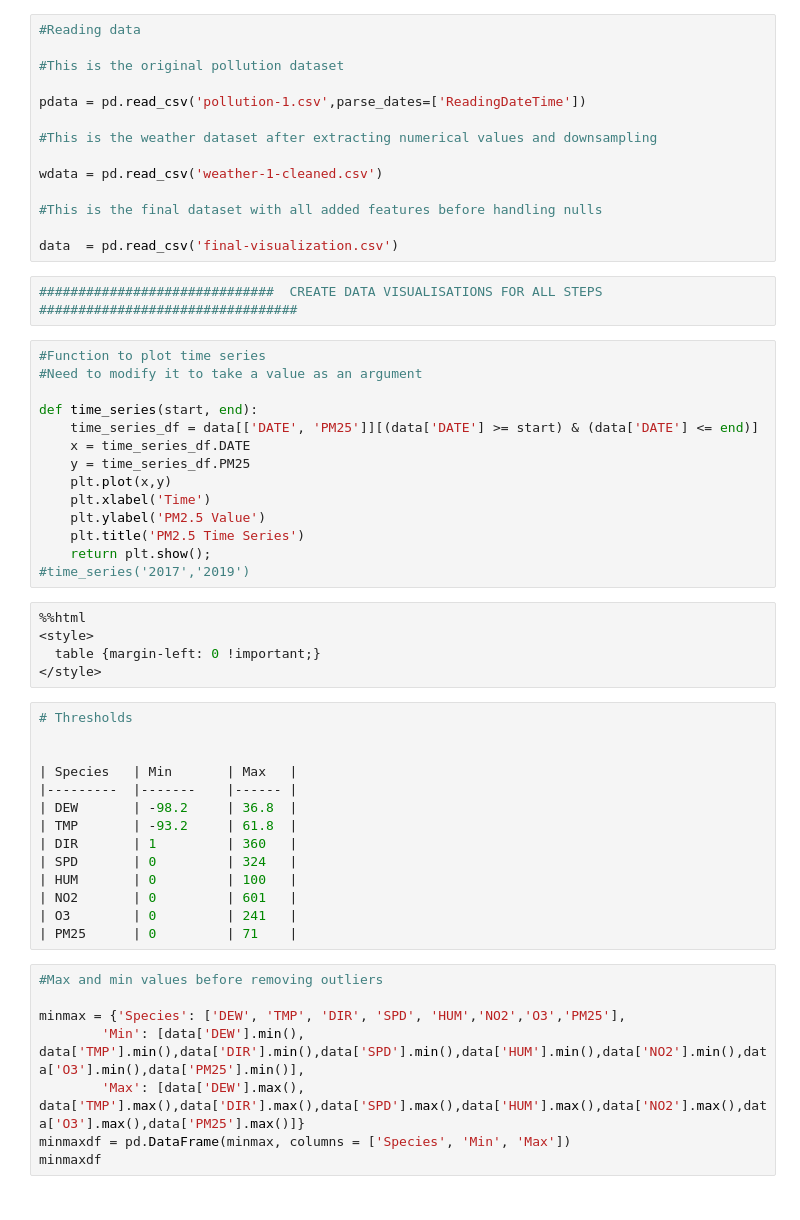
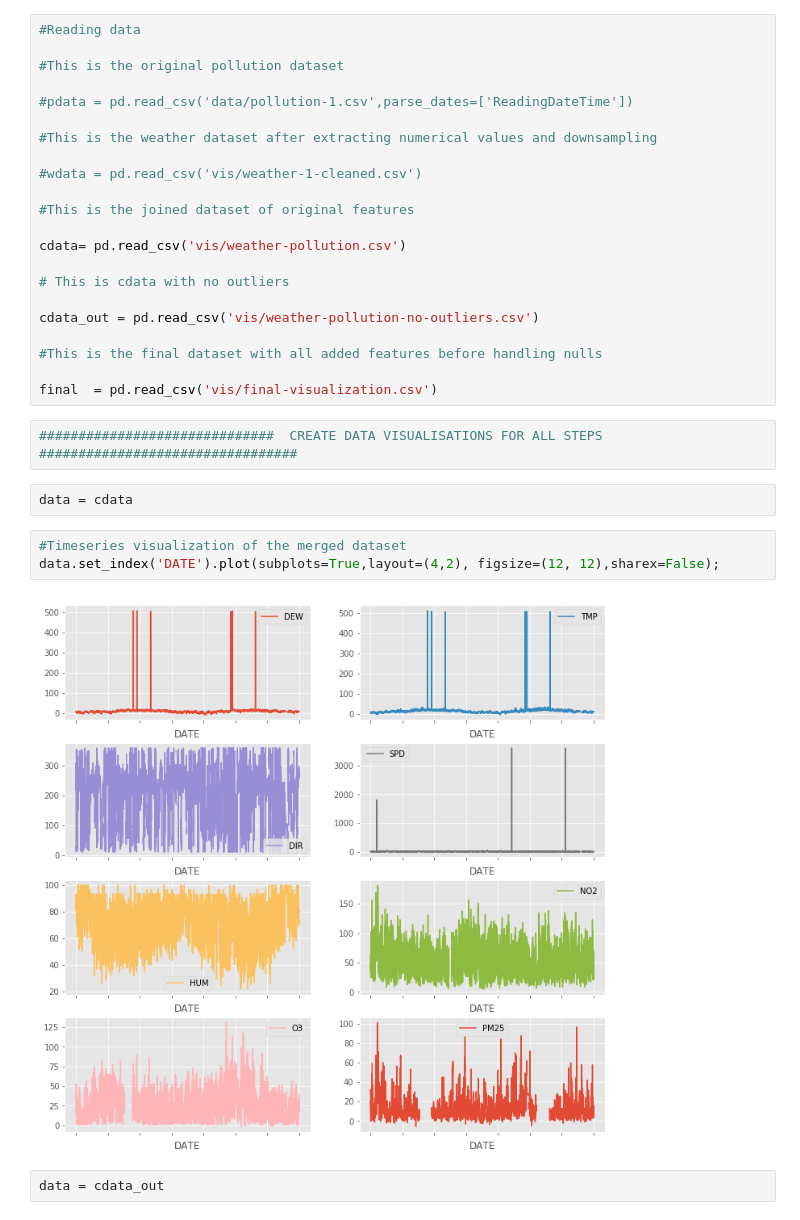
Before and after one commit to jmejco/data-analytics-cw, a Jupyter notebook: data/data-visualization.ipynb, the cells around one changed output. Saved outputs shown, nothing was run; the diff lists cells and outputs as text.

Commit message:
merged visualizations and code cleanup

```diff
--- a/data/data-visualization.ipynb
+++ b/data/data-visualization.ipynb
@@ -12,55 +12,31 @@ plt.rcParams["figure.figsize"] = [16,9]
 
 #This is the original pollution dataset
 
-pdata = pd.read_csv('pollution-1.csv',parse_dates=['ReadingDateTime'])
+#pdata = pd.read_csv('data/pollution-1.csv',parse_dates=['ReadingDateTime'])
 
 #This is the weather dataset after extracting numerical values and downsampling
 
-wdata = pd.read_csv('weather-1-cleaned.csv')
+#wdata = pd.read_csv('vis/weather-1-cleaned.csv')
+
+#This is the joined dataset of original features
+
+cdata= pd.read_csv('vis/weather-pollution.csv')
+
+# This is cdata with no outliers
+
+cdata_out = pd.read_csv('vis/weather-pollution-no-outliers.csv')
 
 #This is the final dataset with all added features before handling nulls
 
-data  = pd.read_csv('final-visualization.csv')
+final  = pd.read_csv('vis/final-visualization.csv')
 # %%
 ##############################  CREATE DATA VISUALISATIONS FOR ALL STEPS #################################
-# %%
-#Function to plot time series
-#Need to modify it to take a value as an argument
-
-def time_series(start, end):
-    time_series_df = data[['DATE', 'PM25']][(data['DATE'] >= start) & (data['DATE'] <= end)]
-    x = time_series_df.DATE
-    y = time_series_df.PM25
-    plt.plot(x,y)
-    plt.xlabel('Time')
-    plt.ylabel('PM2.5 Value')
-    plt.title('PM2.5 Time Series')
-    return plt.show();
-#time_series('2017','2019')
-# %%
-%%html
-<style>
-  table {margin-left: 0 !important;}
-</style>
-# %%
-# Thresholds
-
-
-| Species 	| Min   	| Max  	|
-|---------	|-------	|------	|
-| DEW     	| -98.2 	| 36.8 	|
-| TMP     	| -93.2 	| 61.8 	|
-| DIR     	| 1     	| 360  	|
-| SPD     	| 0     	| 324  	|
-| HUM     	| 0     	| 100  	|
-| NO2     	| 0     	| 601  	|
-| O3      	| 0     	| 241  	|
-| PM25    	| 0     	| 71   	|
-# %%
-#Max and min values before removing outliers
-
-minmax = {'Species': ['DEW', 'TMP', 'DIR', 'SPD', 'HUM','NO2','O3','PM25'],
-        'Min': [data['DEW'].min(), data['TMP'].min(),data['DIR'].min(),data['SPD'].min(),data['HUM'].min(),data['NO2'].min(),data['O3'].min(),data['PM25'].min()],
-        'Max': [data['DEW'].max(), data['TMP'].max(),data['DIR'].max(),data['SPD'].max(),data['HUM'].max(),data['NO2'].max(),data['O3'].max(),data['PM25'].max()]}
-minmaxdf = pd.DataFrame(minmax, columns = ['Species', 'Min', 'Max'])
-minmaxdf
+# %%
+data = cdata
+# %%
+#Timeseries visualization of the merged dataset
+data.set_index('DATE').plot(subplots=True,layout=(4,2), figsize=(12, 12),sharex=False);
+# %% [output]
+[figure, added]
+# %%
+data = cdata_out
```
Also changed, not shown: parts of 6 cells of this notebook.
